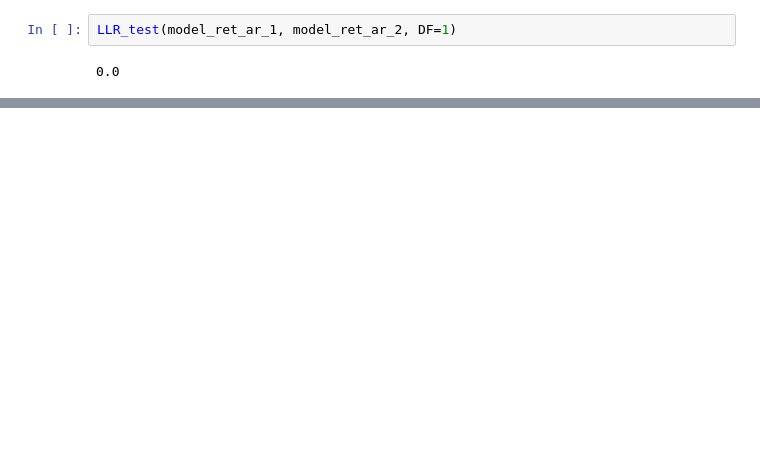
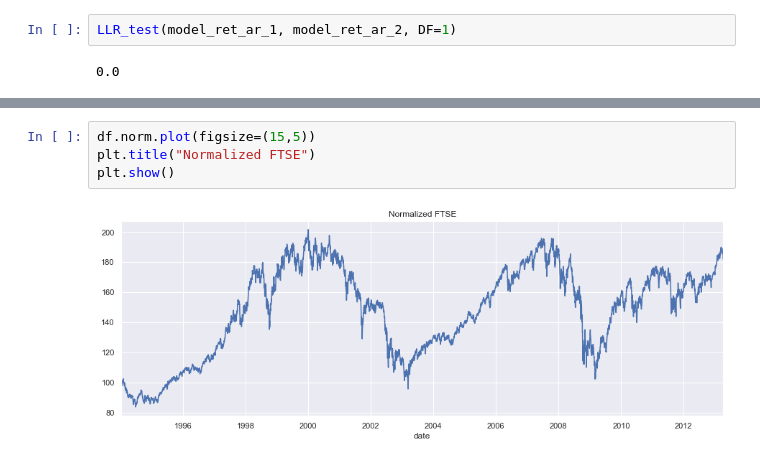
Before and after one commit to mkang32/snp500-analysis, a Jupyter notebook: notebooks/3.the_AR_model_with_Returns.ipynb, the cells around one changed output, grey strips where cells are left out. Drawn from its saved outputs; the diff is of its cells as text; blank space fills up the shorter version.

```diff
--- a/notebooks/3.the_AR_model_with_Returns.ipynb
+++ b/notebooks/3.the_AR_model_with_Returns.ipynb
@@ -250,0 +318,6 @@ Roots
+# %%
+df.norm.plot(figsize=(15,5))
+plt.title("Normalized FTSE")
+plt.show()
+# %% [output]
+[figure, added]
```
Also changed, not shown: parts of 31 cells of this notebook.
